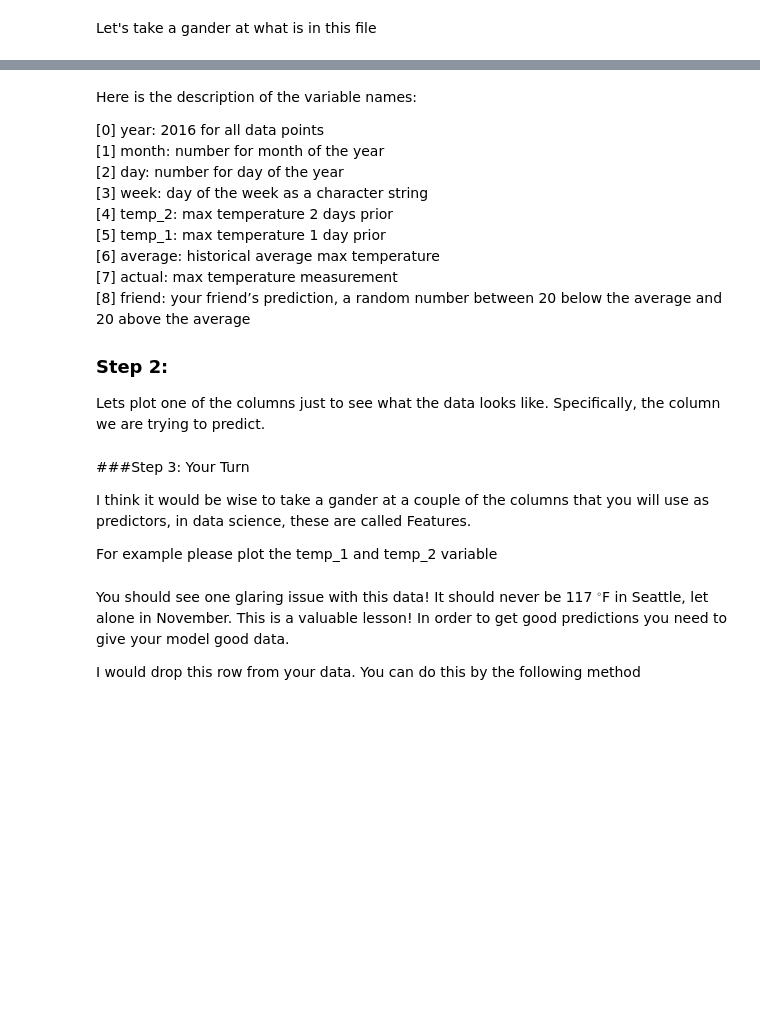
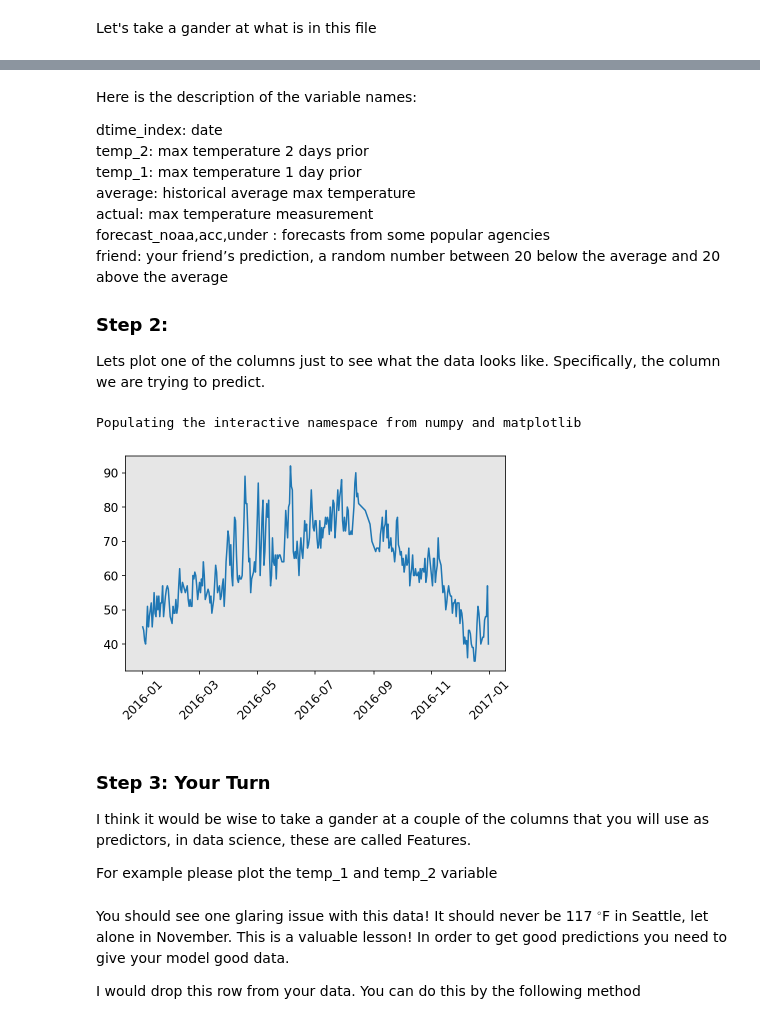
Before and after one commit to swnesbitt/MSCAR-2020, a Jupyter notebook: Machine Learning.ipynb, the cells around one changed output, grey strips where cells are left out. Drawn from its saved outputs; the diff is of its cells as text; code cells hidden in the pictures; blank space fills up the shorter version.

```diff
--- a/Machine Learning.ipynb
+++ b/Machine Learning.ipynb
@@ -21,6 +21,7 @@ Let us load in some pre-downloaded data from Seattle, WA. We will use pandas, a
 import pandas as pd
 df = pd.read_csv('https://raw.githubusercontent.com/dopplerchase/WeatherScripts/master/temps.csv',parse_dates=[['year','month','day']])
 df = df.drop(labels='week',axis='columns')
+df.rename(columns = {'year_month_day':'dtime_index'}, inplace = True)
 # %% [markdown]
 Let's take a gander at what is in this file
 # %%
@@ -28,15 +36,13 @@ df.head(5)
 # %% [markdown]
 Here is the description of the variable names:
 
-[0] year: 2016 for all data points <br>
-[1] month: number for month of the year <br>
-[2] day: number for day of the year <br>
-[3] week: day of the week as a character string <br>
-[4] temp_2: max temperature 2 days prior <br>
-[5] temp_1: max temperature 1 day prior <br>
-[6] average: historical average max temperature <br>
-[7] actual: max temperature measurement <br>
-[8] friend: your friend’s prediction, a random number between 20 below the average and 20 above the average <br>
+dtime_index: date <br>
+temp_2: max temperature 2 days prior <br>
+temp_1: max temperature 1 day prior <br>
+average: historical average max temperature <br>
+actual: max temperature measurement <br>
+forecast_noaa,acc,under : forecasts from some popular agencies <br>
+friend: your friend’s prediction, a random number between 20 below the average and 20 above the average <br>
 
 ### Step 2:
 
@@ -44,37 +50,30 @@ Lets plot one of the columns just to see what the data looks like. Specifically,
 # %%
 #pylab inline imports numpy as np and matplotlib.pyplot as plt in one easy step.
 %pylab inline
 
 #this line makes the plots nice and high resolution!
 %config InlineBackend.figure_format = 'retina'
 
 #plot parameters that I personally like, feel free to make these your own.
 matplotlib.rcParams['axes.facecolor'] = [0.9,0.9,0.9]
 matplotlib.rcParams['axes.labelsize'] = 14
 matplotlib.rcParams['axes.titlesize'] = 14
 matplotlib.rcParams['xtick.labelsize'] = 12
 matplotlib.rcParams['ytick.labelsize'] = 12
 matplotlib.rcParams['legend.fontsize'] = 12
 matplotlib.rcParams['legend.facecolor'] = 'w'
 matplotlib.rcParams['figure.facecolor'] ='w'
 
-#Im gonna make a datetime to make ploting nice and easy
-import datetime
-dtime = np.zeros(df.day.shape[0],dtype=object)
-for i in np.arange(df.day.shape[0]):
-  dtime[i] = datetime.datetime(df.year.values[i],df.month.values[i],df.day.values[i])
 
-dtime_index = pd.to_datetime(dtime)
-
-#lets shove it into the dataframe
-df['dtime_index'] = dtime_index
-
-#HERE IS THE ACTUAL PLOTING!
+#HERE IS SOME ACTUAL PLOTING!
 plt.plot(df.dtime_index,df.actual)
 _ = plt.xticks(rotation=45)
 plt.tight_layout()
+# %% [output]
+Populating the interactive namespace from numpy and matplotlib
+[figure, added]
 # %% [markdown]
-###Step 3: Your Turn
+### Step 3: Your Turn
 
 I think it would be wise to take a gander at a couple of the columns that you will use as predictors, in data science, these are called Features.
 
```
Also changed, not shown: parts of 16 cells of this notebook, 1 other file.
